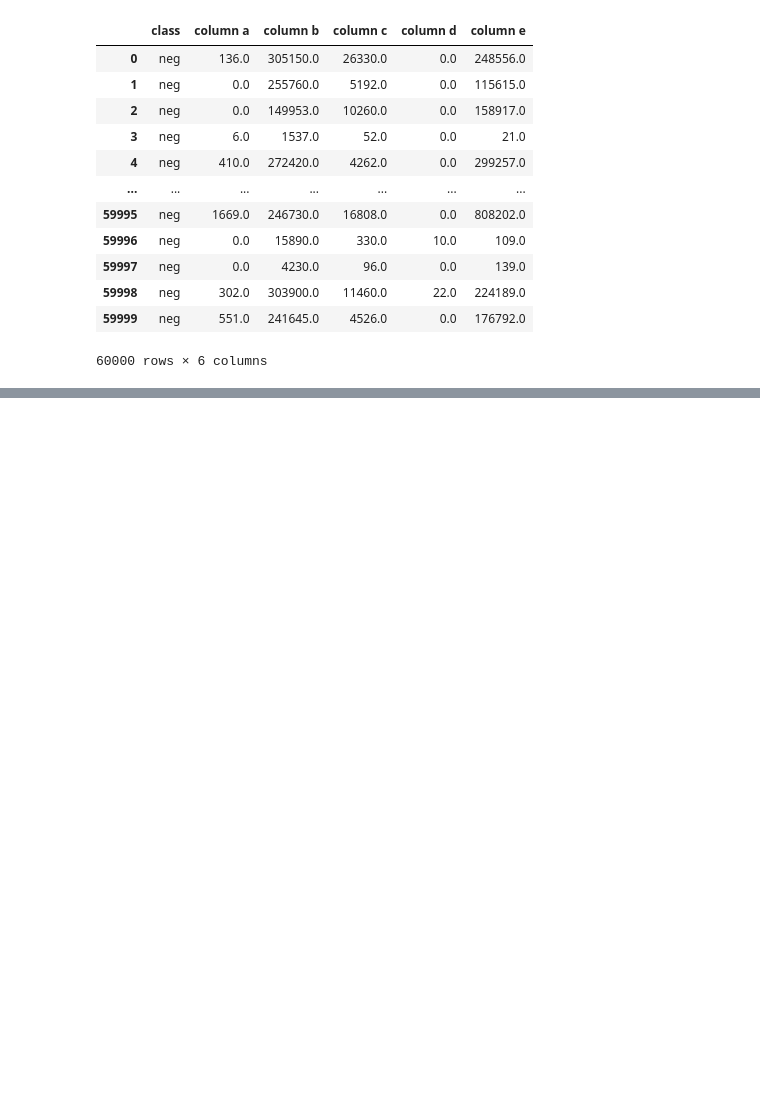
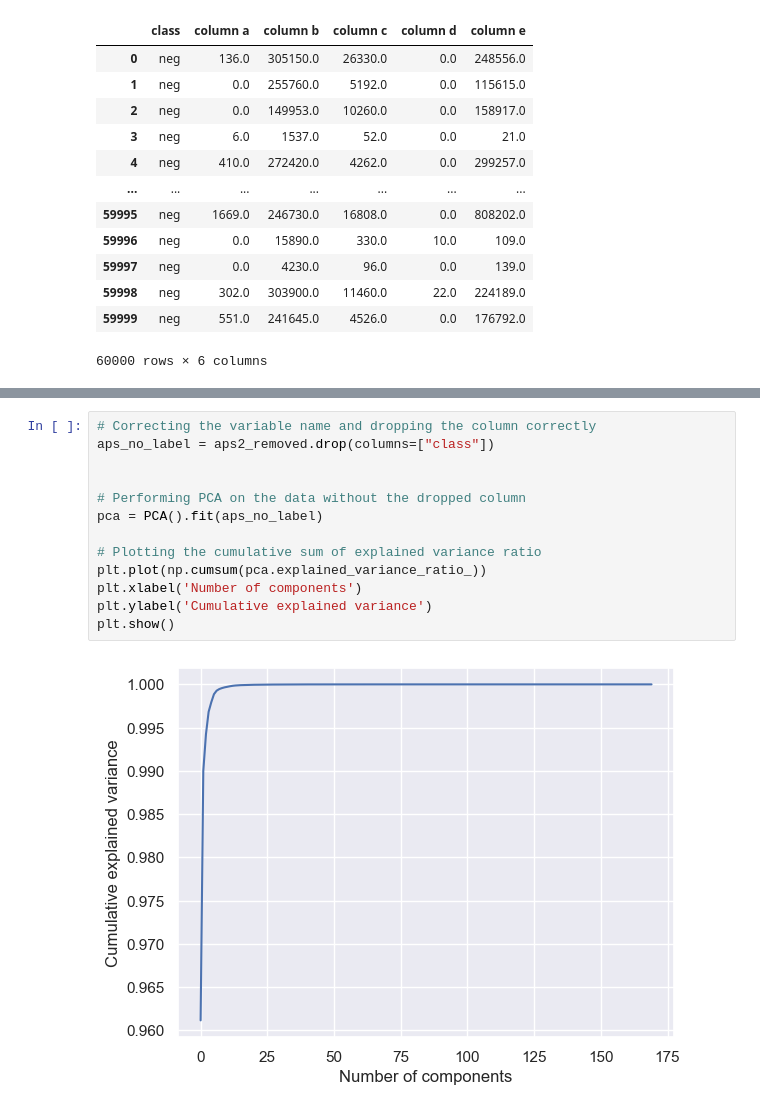
Before and after one commit to FedericoAriton99/CA-1-Data-Preparation, a Jupyter notebook: CA 1 Python.ipynb, the cells around one changed output, grey strips where cells are left out. Saved outputs shown, nothing was run; the diff lists cells and outputs as text; blank space fills up the shorter version.

```diff
--- a/CA 1 Python.ipynb
+++ b/CA 1 Python.ipynb
@@ -460,0 +538,15 @@ aps2
+# %%
+# Correcting the variable name and dropping the column correctly
+aps_no_label = aps2_removed.drop(columns=["class"])
+
+
+# Performing PCA on the data without the dropped column
+pca = PCA().fit(aps_no_label)
+
+# Plotting the cumulative sum of explained variance ratio
+plt.plot(np.cumsum(pca.explained_variance_ratio_))
+plt.xlabel('Number of components')
+plt.ylabel('Cumulative explained variance')
+plt.show()
+# %% [output]
+[figure, added]
```
Also changed, not shown: parts of 37 cells of this notebook.
